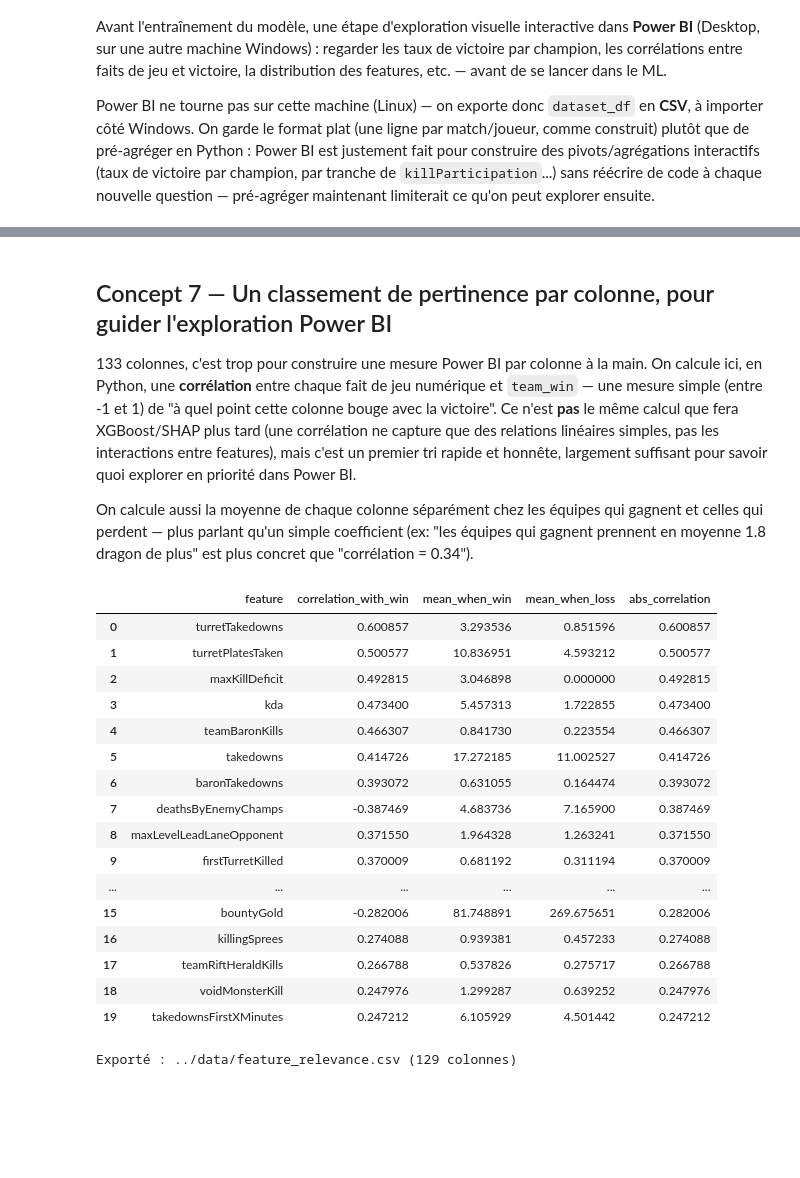
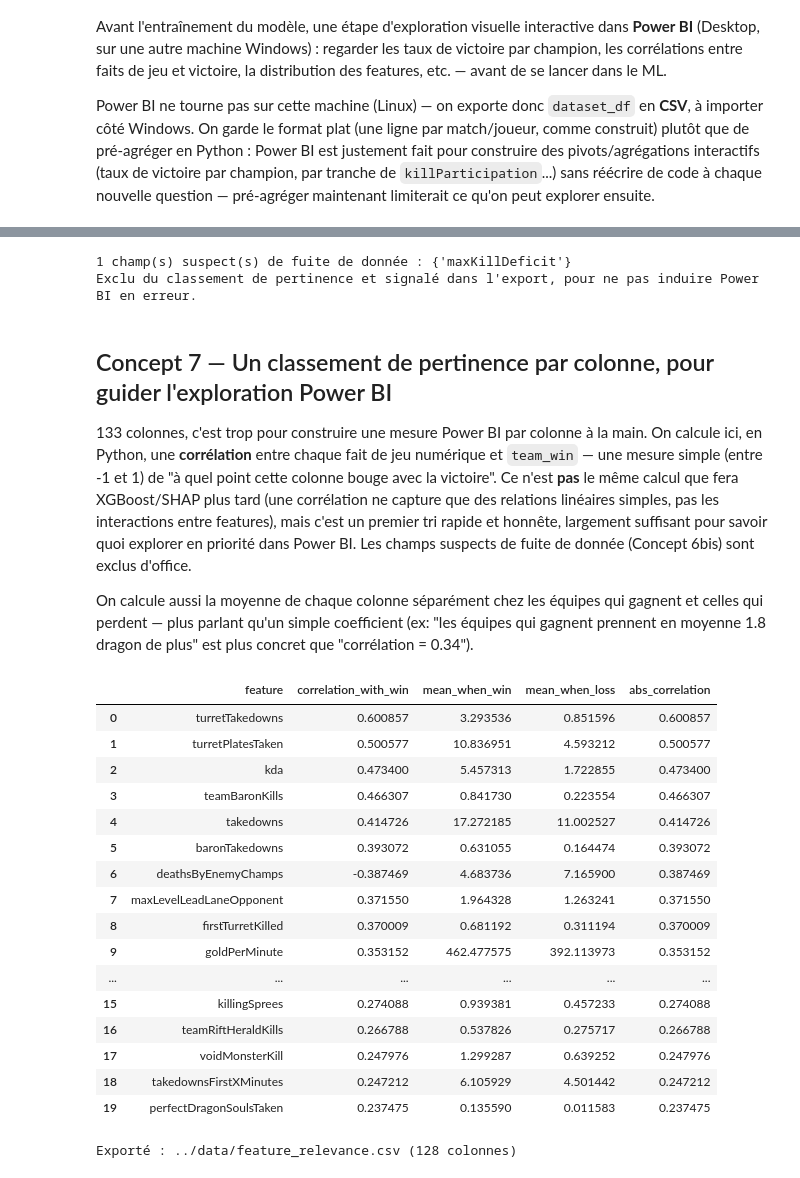
Before and after one commit to mimouniahmed/LOL-assistant, a Jupyter notebook: notebooks/03_model_training.ipynb, the cells around one changed output, grey strips where cells are left out. Cells and saved outputs as stored; diff of their text form; code cells hidden in the pictures; blank space fills up the shorter version.

```diff
--- a/notebooks/03_model_training.ipynb
+++ b/notebooks/03_model_training.ipynb
@@ -217,6 +218,7 @@ def extract_player_row(participant, match_id, game_duration):
         "match_id": match_id,
         "team": "blue" if participant["teamId"] == 100 else "red",
         "champion": participant["championName"],
+        "role": participant.get("teamPosition") or "UNKNOWN",
         "team_win": participant["win"],
         "game_duration": game_duration,
     }
@@ -245,5 +247,6 @@ for match_id, game_duration in game_duration_by_match.items():
 
 dataset_df = pd.DataFrame(player_rows)
 print("Dataset final:", dataset_df.shape)
+print("Rôles présents:", dataset_df["role"].value_counts().to_dict())
 dataset_df.head()
 # %% [output]
@@ -288,47 +294,65 @@ Une fois cette exploration faite, prochaine étape technique : entraîner le mod
+# %%
+numeric_cols_all = dataset_df.select_dtypes(include="number").columns.tolist()
+
+loss_rows = dataset_df[~dataset_df["team_win"]]
+win_rows = dataset_df[dataset_df["team_win"]]
+
+LEAKAGE_SUSPECT_FIELDS = set()
+for col in numeric_cols_all:
+    loss_nonzero_pct = (loss_rows[col] != 0).mean() * 100
+    win_nonzero_pct = (win_rows[col] != 0).mean() * 100
+    if loss_nonzero_pct < 1 and win_nonzero_pct > 10:
+        LEAKAGE_SUSPECT_FIELDS.add(col)
+
+print(f"{len(LEAKAGE_SUSPECT_FIELDS)} champ(s) suspect(s) de fuite de donnée :", LEAKAGE_SUSPECT_FIELDS)
+print("Exclu du classement de pertinence et signalé dans l'export, pour ne pas induire Power BI en erreur.")
+# %% [output]
+1 champ(s) suspect(s) de fuite de donnée : {'maxKillDeficit'}
+Exclu du classement de pertinence et signalé dans l'export, pour ne pas induire Power BI en erreur.
 # %% [markdown]
 ## Concept 7 — Un classement de pertinence par colonne, pour guider l'exploration Power BI
 
-133 colonnes, c'est trop pour construire une mesure Power BI par colonne à la main. On calcule ici, en Python, une **corrélation** entre chaque fait de jeu numérique et `team_win` — une mesure simple (entre -1 et 1) de "à quel point cette colonne bouge avec la victoire". Ce n'est **pas** le même calcul que fera XGBoost/SHAP plus tard (une corrélation ne capture que des relations linéaires simples, pas les interactions entre features), mais c'est un premier tri rapide et honnête, largement suffisant pour savoir quoi explorer en priorité dans Power BI.
+133 colonnes, c'est trop pour construire une mesure Power BI par colonne à la main. On calcule ici, en Python, une **corrélation** entre chaque fait de jeu numérique et `team_win` — une mesure simple (entre -1 et 1) de "à quel point cette colonne bouge avec la victoire". Ce n'est **pas** le même calcul que fera XGBoost/SHAP plus tard (une corrélation ne capture que des relations linéaires simples, pas les interactions entre features), mais c'est un premier tri rapide et honnête, largement suffisant pour savoir quoi explorer en priorité dans Power BI. Les champs suspects de fuite de donnée (Concept 6bis) sont exclus d'office.
 
 On calcule aussi la moyenne de chaque colonne séparément chez les équipes qui gagnent et celles qui perdent — plus parlant qu'un simple coefficient (ex: "les équipes qui gagnent prennent en moyenne 1.8 dragon de plus" est plus concret que "corrélation = 0.34").
 # %%
 win_as_int = dataset_df["team_win"].astype(int)
-numeric_cols = dataset_df.select_dtypes(include="number").columns.tolist()
+numeric_cols = [c for c in numeric_cols_all if c not in LEAKAGE_SUSPECT_FIELDS]
 
 means_when_win = dataset_df.loc[dataset_df["team_win"], numeric_cols].mean()
 means_when_loss = dataset_df.loc[~dataset_df["team_win"], numeric_cols].mean()
 
 relevance_df = pd.DataFrame({
     "feature": numeric_cols,
     "correlation_with_win": [dataset_df[col].corr(win_as_int) for col in numeric_cols],
     "mean_when_win": means_when_win.values,
     "mean_when_loss": means_when_loss.values,
 })
 relevance_df["abs_correlation"] = relevance_df["correlation_with_win"].abs()
 relevance_df = relevance_df.sort_values("abs_correlation", ascending=False).reset_index(drop=True)
 
 relevance_df.head(20)
 # %% [output]
 |  | feature | correlation_with_win | mean_when_win | mean_when_loss | abs_correlation |
 | 0 | turretTakedowns | 0.600857 | 3.293536 | 0.851596 | 0.600857 |
 | 1 | turretPlatesTaken | 0.500577 | 10.836951 | 4.593212 | 0.500577 |
-| 2 | maxKillDeficit | 0.492815 | 3.046898 | 0.000000 | 0.492815 |
-| 3 | kda | 0.473400 | 5.457313 | 1.722855 | 0.473400 |
-| 4 | teamBaronKills | 0.466307 | 0.841730 | 0.223554 | 0.466307 |
-| 5 | takedowns | 0.414726 | 17.272185 | 11.002527 | 0.414726 |
-| 6 | baronTakedowns | 0.393072 | 0.631055 | 0.164474 | 0.393072 |
-| 7 | deathsByEnemyChamps | -0.387469 | 4.683736 | 7.165900 | 0.387469 |
-| 8 | maxLevelLeadLaneOpponent | 0.371550 | 1.964328 | 1.263241 | 0.371550 |
-| 9 | firstTurretKilled | 0.370009 | 0.681192 | 0.311194 | 0.370009 |
+| 2 | kda | 0.473400 | 5.457313 | 1.722855 | 0.473400 |
+| 3 | teamBaronKills | 0.466307 | 0.841730 | 0.223554 | 0.466307 |
+| 4 | takedowns | 0.414726 | 17.272185 | 11.002527 | 0.414726 |
+| 5 | baronTakedowns | 0.393072 | 0.631055 | 0.164474 | 0.393072 |
+| 6 | deathsByEnemyChamps | -0.387469 | 4.683736 | 7.165900 | 0.387469 |
+| 7 | maxLevelLeadLaneOpponent | 0.371550 | 1.964328 | 1.263241 | 0.371550 |
+| 8 | firstTurretKilled | 0.370009 | 0.681192 | 0.311194 | 0.370009 |
+| 9 | goldPerMinute | 0.353152 | 462.477575 | 392.113973 | 0.353152 |
 | ... | ... | ... | ... | ... | ... |
-| 15 | bountyGold | -0.282006 | 81.748891 | 269.675651 | 0.282006 |
-| 16 | killingSprees | 0.274088 | 0.939381 | 0.457233 | 0.274088 |
-| 17 | teamRiftHeraldKills | 0.266788 | 0.537826 | 0.275717 | 0.266788 |
-| 18 | voidMonsterKill | 0.247976 | 1.299287 | 0.639252 | 0.247976 |
-| 19 | takedownsFirstXMinutes | 0.247212 | 6.105929 | 4.501442 | 0.247212 |
+| 15 | killingSprees | 0.274088 | 0.939381 | 0.457233 | 0.274088 |
+| 16 | teamRiftHeraldKills | 0.266788 | 0.537826 | 0.275717 | 0.266788 |
+| 17 | voidMonsterKill | 0.247976 | 1.299287 | 0.639252 | 0.247976 |
+| 18 | takedownsFirstXMinutes | 0.247212 | 6.105929 | 4.501442 | 0.247212 |
+| 19 | perfectDragonSoulsTaken | 0.237475 | 0.135590 | 0.011583 | 0.237475 |
 # %%
 relevance_export_path = "../data/feature_relevance.csv"
 relevance_df.to_csv(relevance_export_path, index=False)
 print(f"Exporté : {relevance_export_path} ({len(relevance_df)} colonnes)")
 # %% [output]
-Exporté : ../data/feature_relevance.csv (129 colonnes)
+Exporté : ../data/feature_relevance.csv (128 colonnes)
```
Also changed, not shown: parts of 12 cells of this notebook, 2 other files.
